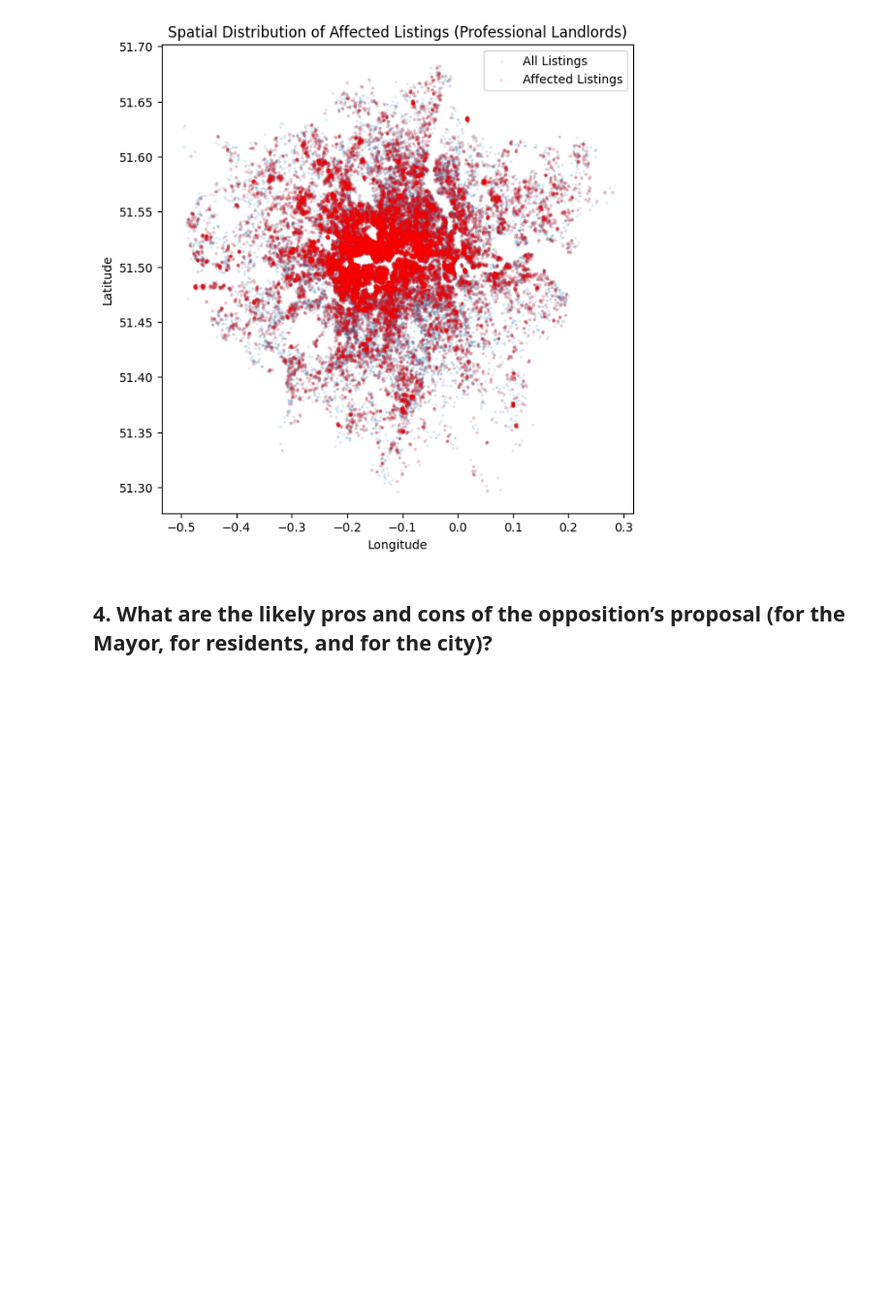
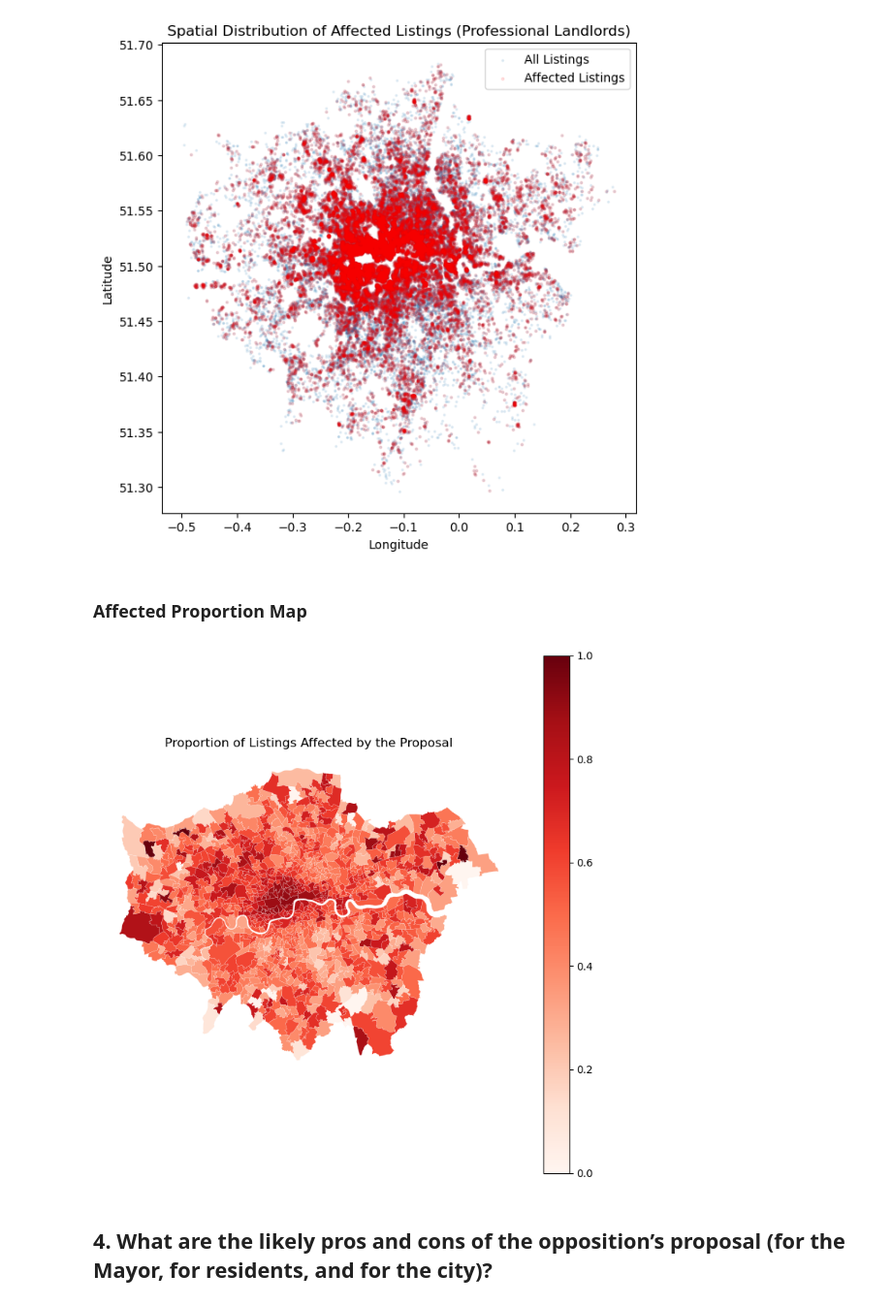
Before and after one commit to Levine-l/fsds-group, a Jupyter notebook: Group_project.ipynb, the cells around one changed output. Shown at 97% size. Saved outputs shown, nothing was run; the diff lists cells and outputs as text; code cells hidden in the pictures; blank space fills up the shorter version.

```diff
--- a/Group_project.ipynb
+++ b/Group_project.ipynb
@@ -923,6 +970,39 @@ plt.ylabel('Latitude')
 plt.show()
 # %% [output]
 [figure]
+# %% [markdown]
+### Affected Proportion Map
+# %%
+#affected listings
+df['affected'] = df['host_total_listings_count'] > 2
+
+#Bring into spatial data
+affected_gdf = gpd.GeoDataFrame(df,geometry=gpd.points_from_xy(df.longitude, df.latitude),crs="EPSG:4326").to_crs(msoa.crs)
+#Spatial join to MSOA
+affected_msoa = gpd.sjoin(affected_gdf,msoa[['MSOA11CD', 'geometry']],how='left',predicate='within')
+#aggregate by MSOA
+msoa_affected_stats = (affected_msoa.groupby('MSOA11CD').agg(total_listings=('id', 'count'),affected_share=('affected', 'mean')).reset_index())
+
+# Merge back to MSOA polygons
+msoa_affected_map = msoa.merge(msoa_affected_stats,on='MSOA11CD',how='left')
+msoa_affected_map['affected_share'] = msoa_affected_map['affected_share'].fillna(0)
+# %%
+fig, ax = plt.subplots(figsize=(9,9))
+
+msoa_affected_map.plot(
+    column='affected_share',
+    cmap='Reds',
+    linewidth=0.1,
+    edgecolor='white',
+    legend=True,
+    ax=ax
+)
+
+ax.set_title("Proportion of Listings Affected by the Proposal")
+ax.set_axis_off()
+plt.show()
+# %% [output]
+[figure, added]
 # %% [markdown]
 ## 4. What are the likely pros and cons of the opposition’s proposal (for the Mayor, for residents, and for the city)?
 # %% [markdown]
```
Also changed, not shown: parts of 16 cells of this notebook.
